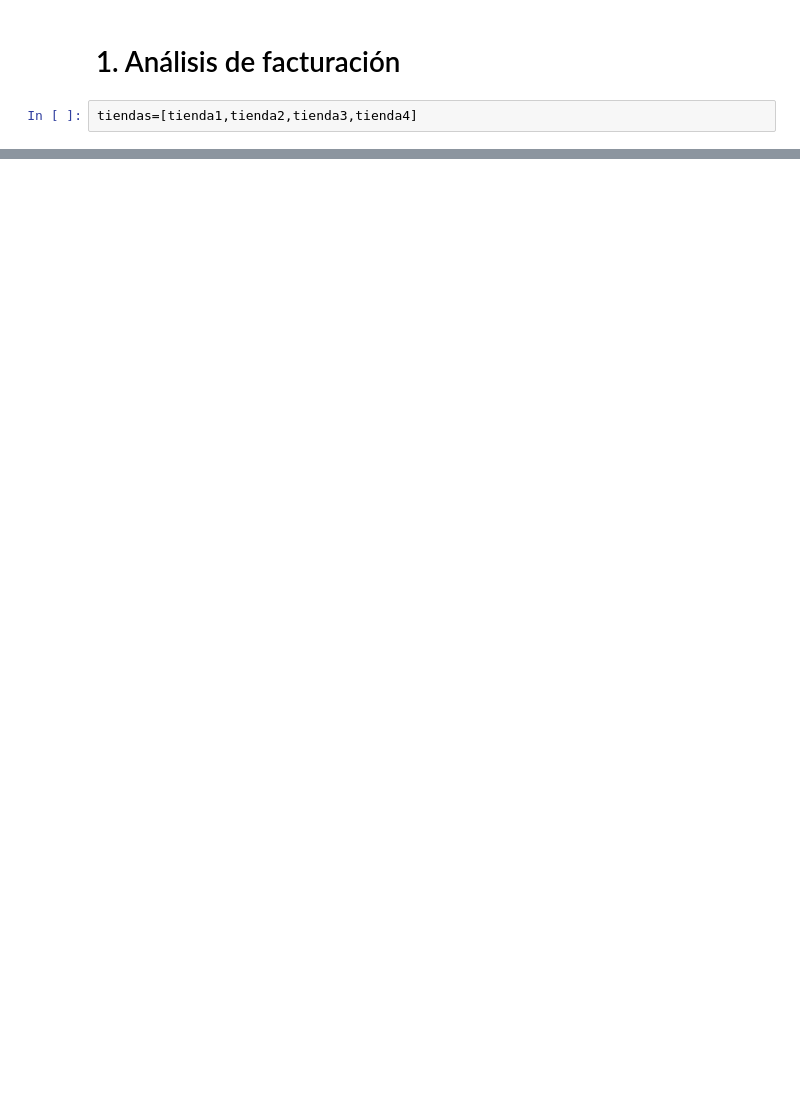
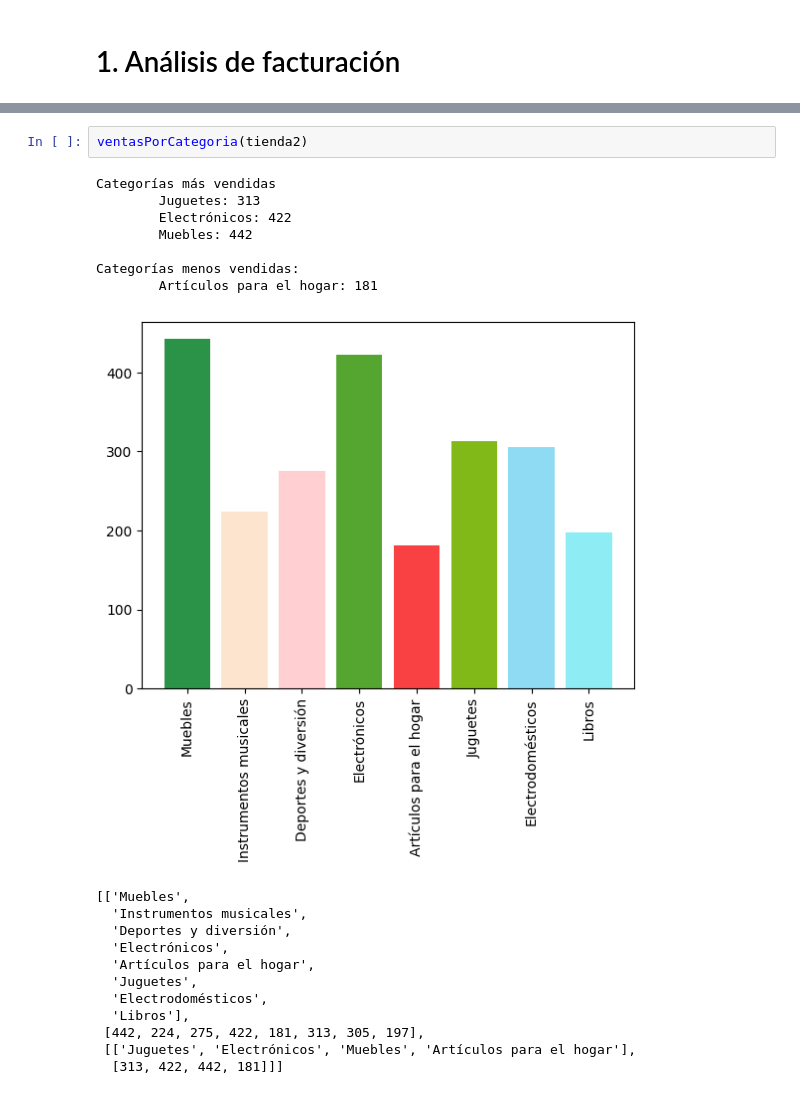
Before and after one commit to aylenfv/DS---Sr.-Juan, a Jupyter notebook: archivoDePruebas.ipynb, the cells around one changed output, grey strips where cells are left out. Drawn from its saved outputs; the diff is of its cells as text; blank space fills up the shorter version.

```diff
--- a/archivoDePruebas.ipynb
+++ b/archivoDePruebas.ipynb
@@ -41,5 +41,3 @@ Requirement already satisfied: six>=1.5 in c:\users\usuario\appdata\roaming\pyth
 | 4 | Silla de oficina | Muebles | 335200.0 | 20200.0 | 07/11/2020 | Maria Alfonso | Medellín | ... |
 # %% [markdown]
 # 1. Análisis de facturación
-# %%
-tiendas=[tienda1,tienda2,tienda3,tienda4]
@@ -284,0 +241,22 @@ plt.legend(['1','2','3','4'])
+# %%
+ventasPorCategoria(tienda2)
+# %% [output]
+Categorías más vendidas
+        Juguetes: 313
+        Electrónicos: 422
+        Muebles: 442
+
+Categorías menos vendidas:
+        Artículos para el hogar: 181
+[figure, added]
+[['Muebles',
+  'Instrumentos musicales',
+  'Deportes y diversión',
+  'Electrónicos',
+  'Artículos para el hogar',
+  'Juguetes',
+  'Electrodomésticos',
+  'Libros'],
+ [442, 224, 275, 422, 181, 313, 305, 197],
+ [['Juguetes', 'Electrónicos', 'Muebles', 'Artículos para el hogar'],
+  [313, 422, 442, 181]]]
```
Also changed, not shown: parts of 51 cells of this notebook, 2 other files.
